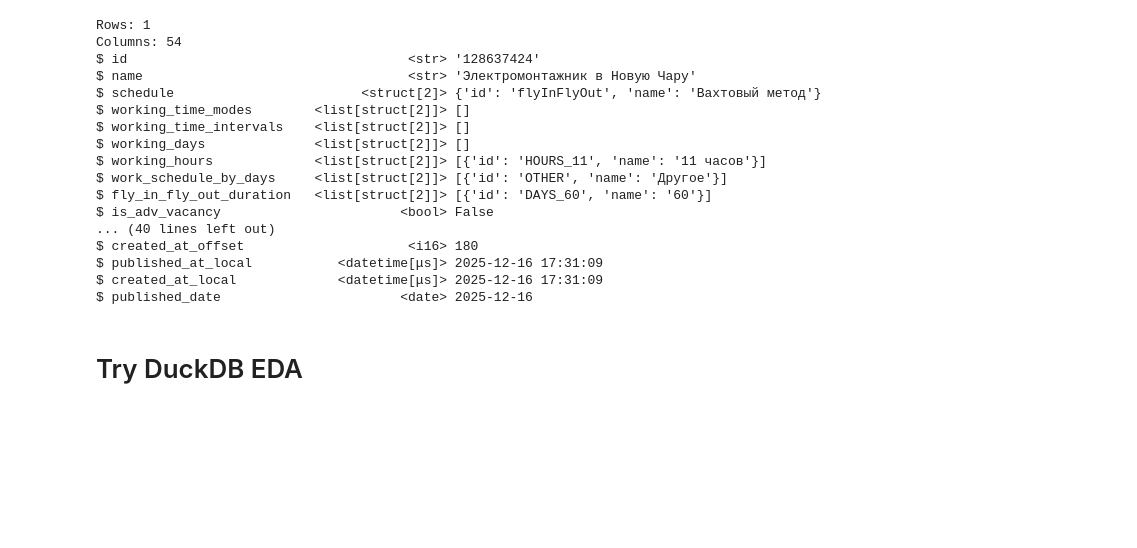
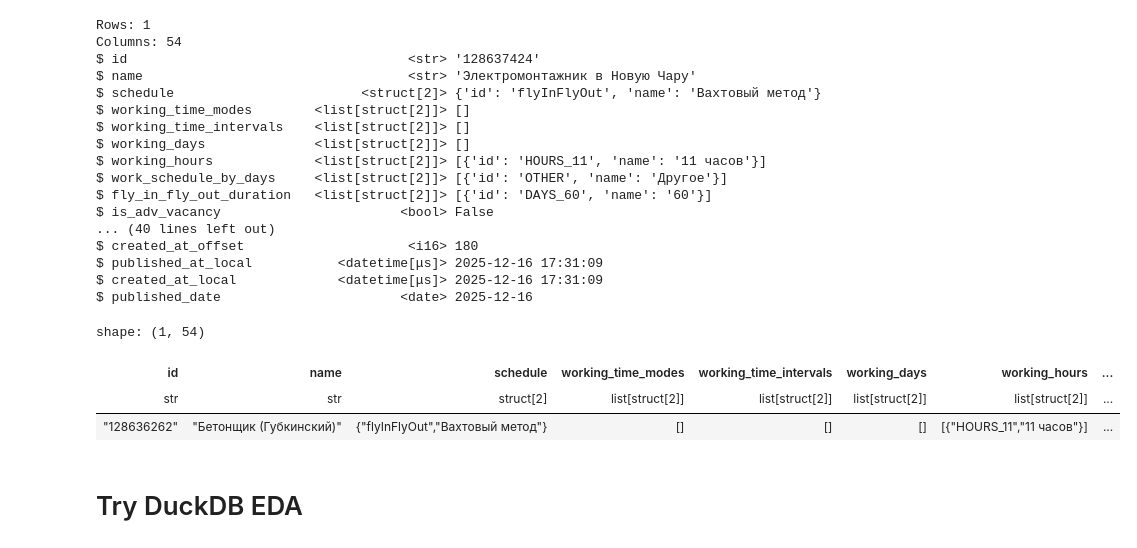
Before and after one commit to lusm554/skill-lens, a Jupyter notebook: airflow/check_silver_hh_loader.ipynb, the cells around one changed output. Saved outputs shown, nothing was run; the diff lists cells and outputs as text; code cells hidden in the pictures; blank space fills up the shorter version.

```diff
--- a/airflow/check_silver_hh_loader.ipynb
+++ b/airflow/check_silver_hh_loader.ipynb
@@ -427,6 +427,13 @@ $ created_at_offset                     <i16> 180
 $ published_at_local           <datetime[μs]> 2025-12-16 17:31:09
 $ created_at_local             <datetime[μs]> 2025-12-16 17:31:09
 $ published_date                       <date> 2025-12-16
+# %%
+df.sample(1)
+# %% [output]
+shape: (1, 54)
+| id | name | schedule | working_time_modes | working_time_intervals | working_days | working_hours | ... |
+| str | str | struct[2] | list[struct[2]] | list[struct[2]] | list[struct[2]] | list[struct[2]] | ... |
+| "128636262" | "Бетонщик (Губкинский)" | {"flyInFlyOut","Вахтовый метод"} | [] | [] | [] | [{"HOURS_11","11 часов"}] | ... |
 # %% [markdown]
 # Try DuckDB EDA
 # %%
```
Also changed, not shown: parts of 7 cells of this notebook.
